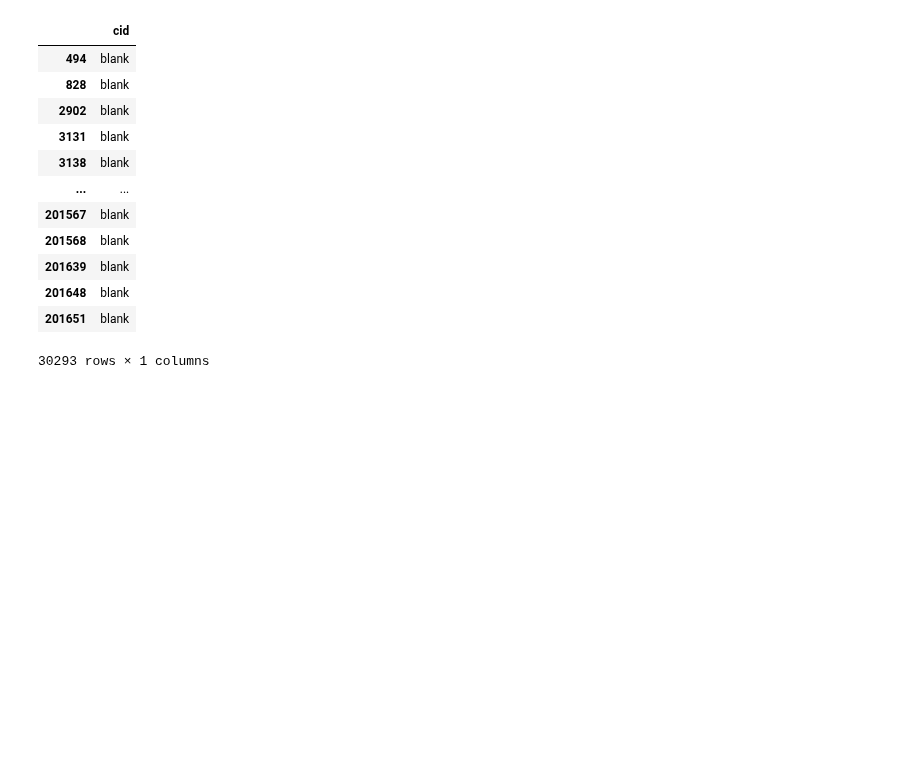
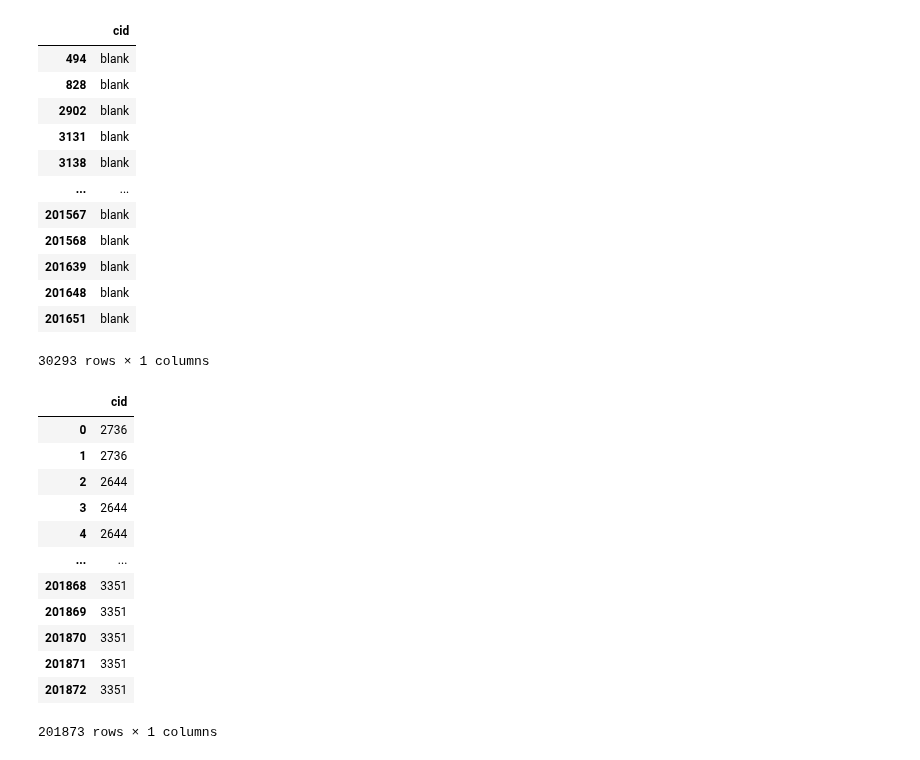
Before and after one commit to fagan2888/tweet-url-relationships, a Jupyter notebook: notebooks/Tweet to Articles.ipynb, the cells around one changed output. Saved outputs shown, nothing was run; the diff lists cells and outputs as text; code cells hidden in the pictures; blank space fills up the shorter version.

```diff
--- a/notebooks/Tweet to Articles.ipynb
+++ b/notebooks/Tweet to Articles.ipynb
@@ -360,0 +363,16 @@ ciddf[ciddf['cid']=='blank']
+# %%
+ciddf
+# %% [output]
+|  | cid |
+| 0 | 2736 |
+| 1 | 2736 |
+| 2 | 2644 |
+| 3 | 2644 |
+| 4 | 2644 |
+| ... | ... |
+| 201868 | 3351 |
+| 201869 | 3351 |
+| 201870 | 3351 |
+| 201871 | 3351 |
+| 201872 | 3351 |
+201873 rows × 1 columns
```
Also changed, not shown: parts of 15 cells of this notebook.
